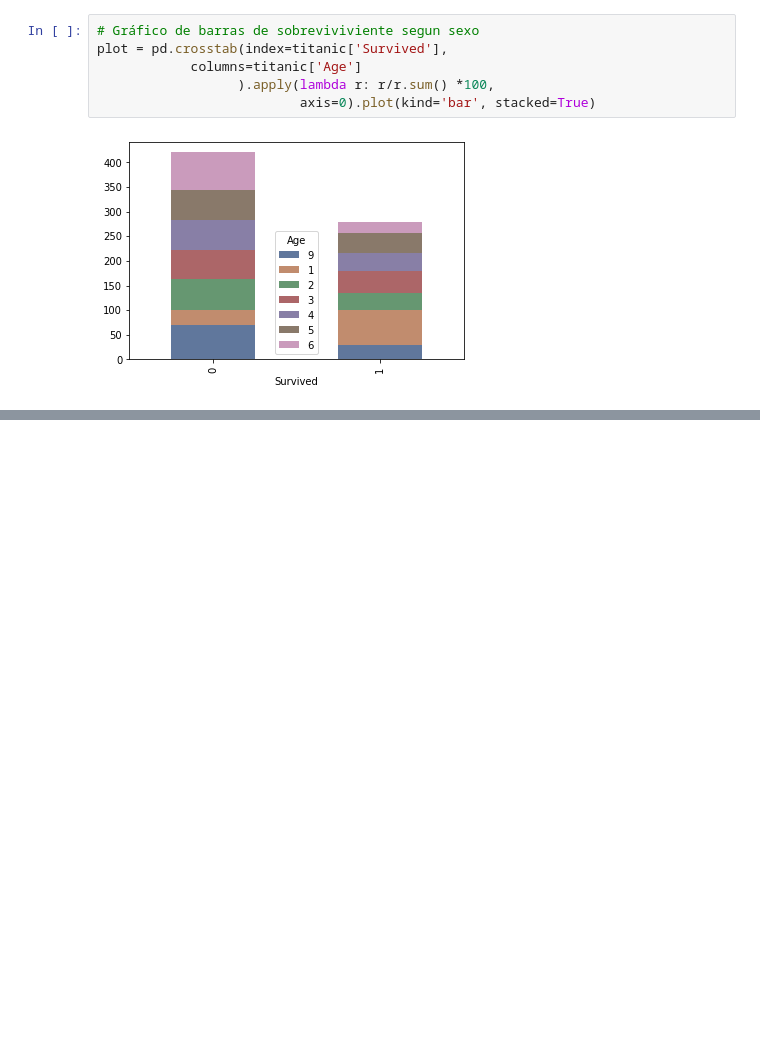
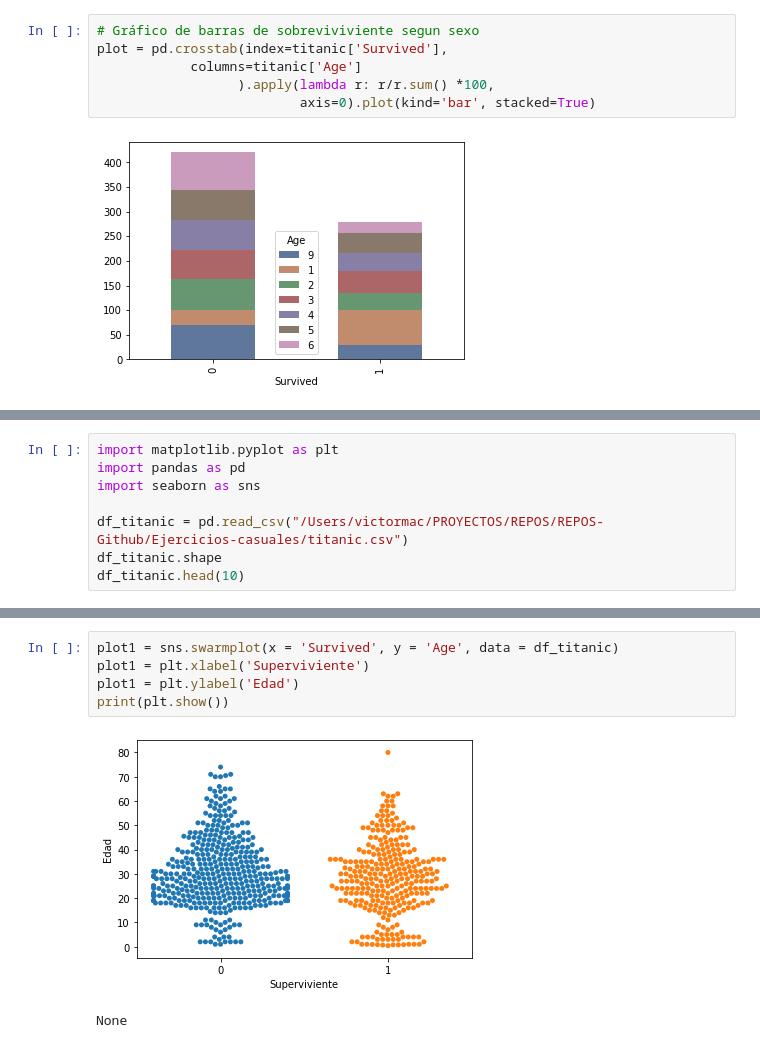
Before and after one commit to akakicreations/ejercicios-casuales-github, a Jupyter notebook: Práctica Titanic.ipynb, the cells around one changed output, grey strips where cells are left out. Saved outputs shown, nothing was run; the diff lists cells and outputs as text; blank space fills up the shorter version.

Commit message:
Probando cómo hacer plots de datacamp

```diff
--- a/Práctica Titanic.ipynb
+++ b/Práctica Titanic.ipynb
@@ -137,0 +140,8 @@ plot = pd.crosstab(index=titanic['Survived'],
+# %%
+import matplotlib.pyplot as plt
+import pandas as pd
+import seaborn as sns
+
+df_titanic = pd.read_csv("/Users/victormac/PROYECTOS/REPOS/REPOS-Github/Ejercicios-casuales/titanic.csv")
+df_titanic.shape
+df_titanic.head(10)
@@ -137,0 +160,8 @@ plot = pd.crosstab(index=titanic['Survived'],
+# %%
+plot1 = sns.swarmplot(x = 'Survived', y = 'Age', data = df_titanic)
+plot1 = plt.xlabel('Superviviente')
+plot1 = plt.ylabel('Edad')
+print(plt.show())
+# %% [output]
+[figure, added]
+None
```
Also changed, not shown: parts of 4 cells of this notebook.
